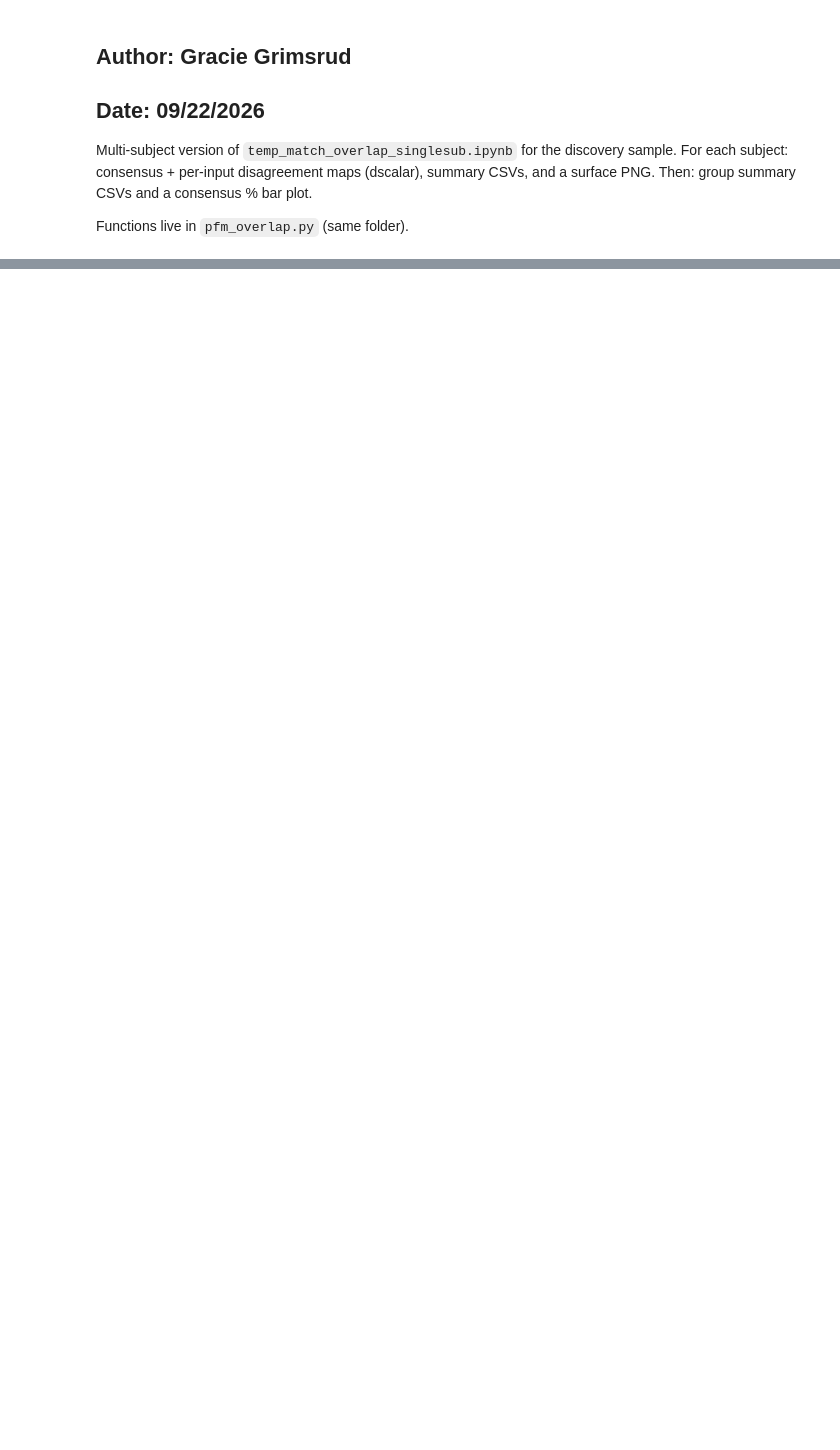
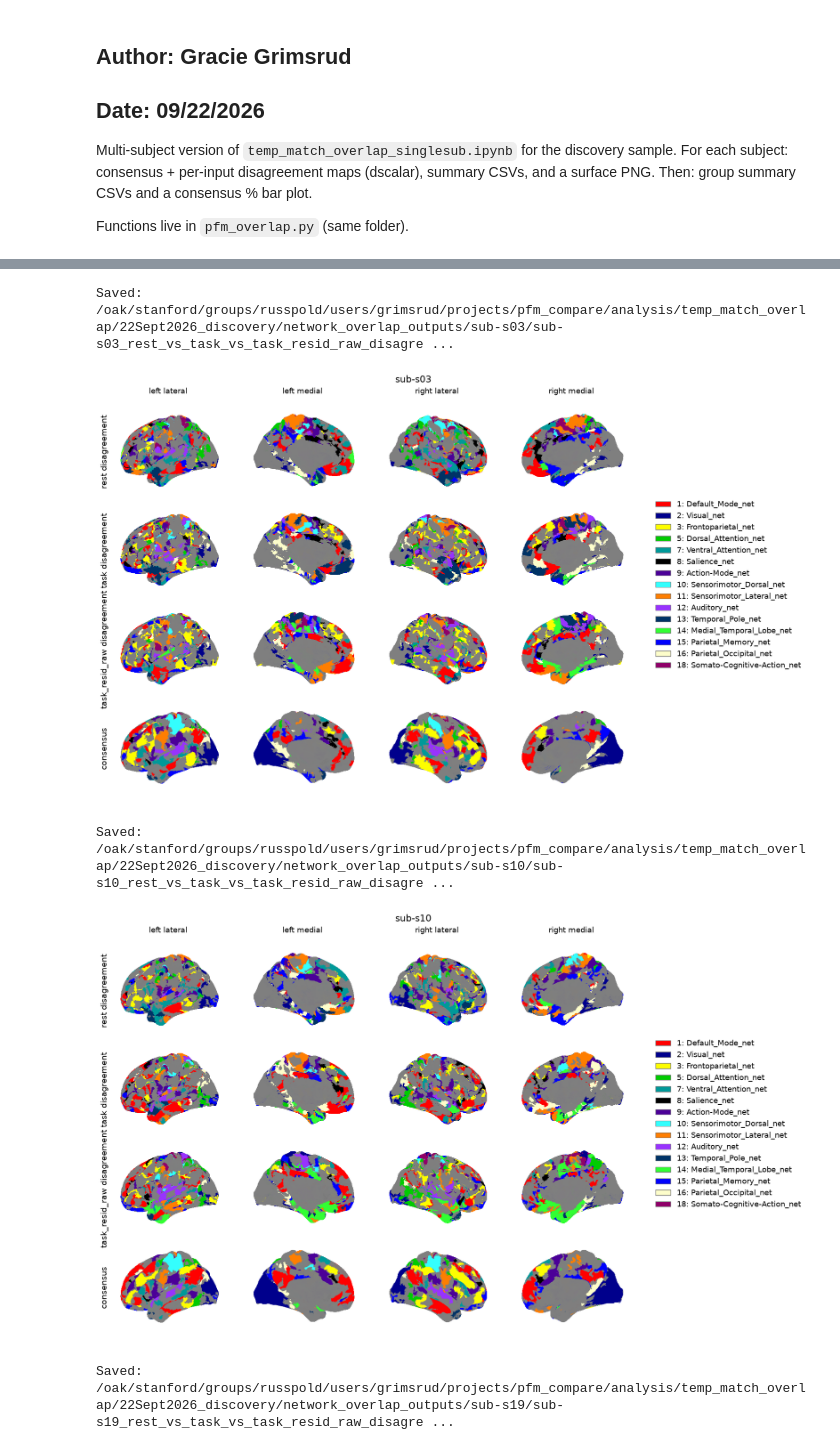
Before and after one commit to grimsrud-g/plot_pfm_overlap, a Jupyter notebook: temp_match_overlap_allsubs.ipynb, the cells around one changed output, grey strips where cells are left out. Cells and saved outputs as stored; diff of their text form; code cells hidden in the pictures; blank space fills up the shorter version.

Commit message:
adjusted pfm_overlap.py to add functionality to work with split half TM outputs, created ipnb to produce split half comparison results

```diff
--- a/temp_match_overlap_allsubs.ipynb
+++ b/temp_match_overlap_allsubs.ipynb
@@ -88,7 +92,7 @@ surface_views = [
     ("right", "medial", right_surface_path),
 ]
 
-panel_zoom = 1.5
+panel_zoom = 1.4
 legend_fontsize = 13
 
 comparison_name = "_vs_".join(
@@ -247,31 +293,37 @@ for subject, result in results.items():
     fig = pfm.plot_surface_grid(
         hemisphere_values_by_map,
         plotted_network_ids,
         surface_views,
         cmap=dlabel_network_cmap,
         color_min=color_min,
         color_max=color_max,
         network_labels=network_labels,
         network_colors=network_colors,
         title=subject,
         panel_zoom=panel_zoom,
         legend_fontsize=legend_fontsize,
     )
 
     surface_figure_path = (
         output_root
         / subject
         / f"{subject}_{comparison_name}_disagreement_consensus_surfaces.png"
     )
 
     fig.savefig(
         surface_figure_path,
         dpi=150,
         bbox_inches="tight",  # crop empty figure border
-        pad_inches=0.05,  # margin left after cropping
+        pad_inches=0.0,  # margin left after cropping
     )
 
     result["paths"]["surface_figure_path"] = surface_figure_path
 
     print("Saved:", surface_figure_path)
     display(fig)
+# %% [output]
+Saved: /oak/stanford/groups/russpold/users/grimsrud/projects/pfm_compare/analysis/temp_match_overlap/22Sept2026_discovery/network_overlap_outputs/sub-s03/sub-s03_rest_vs_task_vs_task_resid_raw_disagre ...
+[figure, added]
+Saved: /oak/stanford/groups/russpold/users/grimsrud/projects/pfm_compare/analysis/temp_match_overlap/22Sept2026_discovery/network_overlap_outputs/sub-s10/sub-s10_rest_vs_task_vs_task_resid_raw_disagre ...
+[figure, added]
+Saved: /oak/stanford/groups/russpold/users/grimsrud/projects/pfm_compare/analysis/temp_match_overlap/22Sept2026_discovery/network_overlap_outputs/sub-s19/sub-s19_rest_vs_task_vs_task_resid_raw_disagre ...
```
Also changed, not shown: parts of 8 cells of this notebook, 3 other files.
